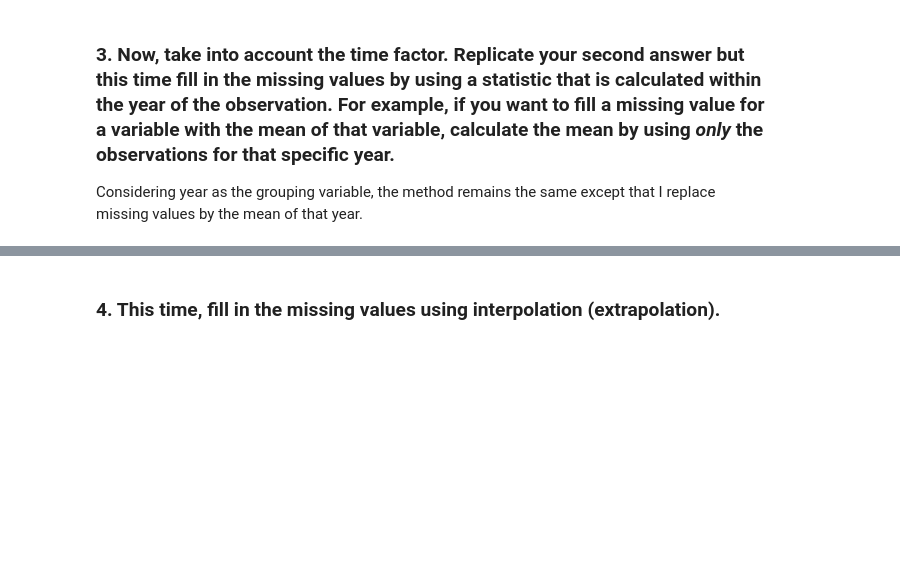
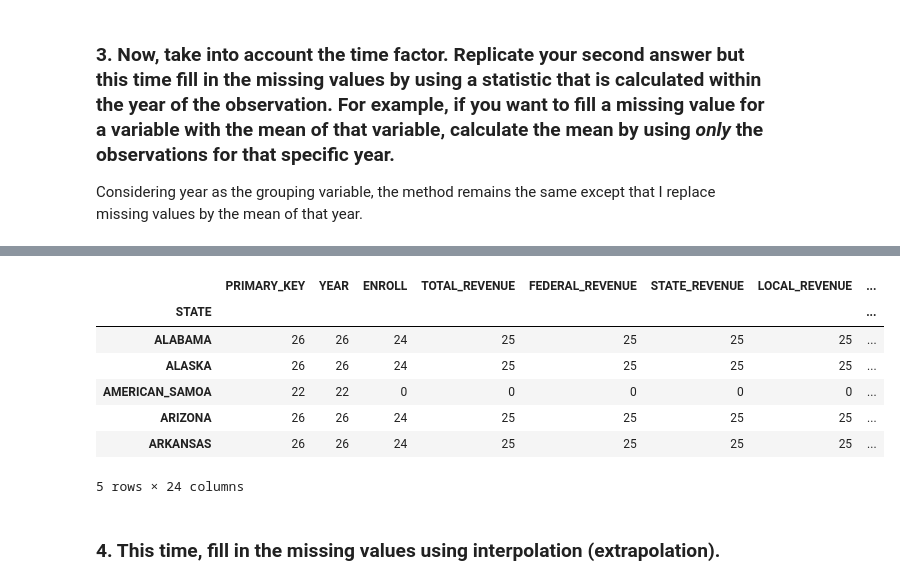
Before and after one commit to snowbright/Thinkful, a Jupyter notebook: 20.3-Data cleaning 2_missing values.ipynb, the cells around one changed output, grey strips where cells are left out. Drawn from its saved outputs; the diff is of its cells as text; code cells hidden in the pictures; blank space fills up the shorter version.

```diff
--- a/20.3-Data cleaning 2_missing values.ipynb
+++ b/20.3-Data cleaning 2_missing values.ipynb
@@ -160,2 +200,13 @@ dtype: float64
+# %%
+edu.groupby(['STATE']).count().head()
+# %% [output]
+|  | PRIMARY_KEY | YEAR | ENROLL | TOTAL_REVENUE | FEDERAL_REVENUE | STATE_REVENUE | LOCAL_REVENUE | ... |
+| STATE |  |  |  |  |  |  |  | ... |
+| ALABAMA | 26 | 26 | 24 | 25 | 25 | 25 | 25 | ... |
+| ALASKA | 26 | 26 | 24 | 25 | 25 | 25 | 25 | ... |
+| AMERICAN_SAMOA | 22 | 22 | 0 | 0 | 0 | 0 | 0 | ... |
+| ARIZONA | 26 | 26 | 24 | 25 | 25 | 25 | 25 | ... |
+| ARKANSAS | 26 | 26 | 24 | 25 | 25 | 25 | 25 | ... |
+5 rows × 24 columns
 # %% [markdown]
 ### 4. This time, fill in the missing values using interpolation (extrapolation).
```
Also changed, not shown: parts of 17 cells of this notebook.
